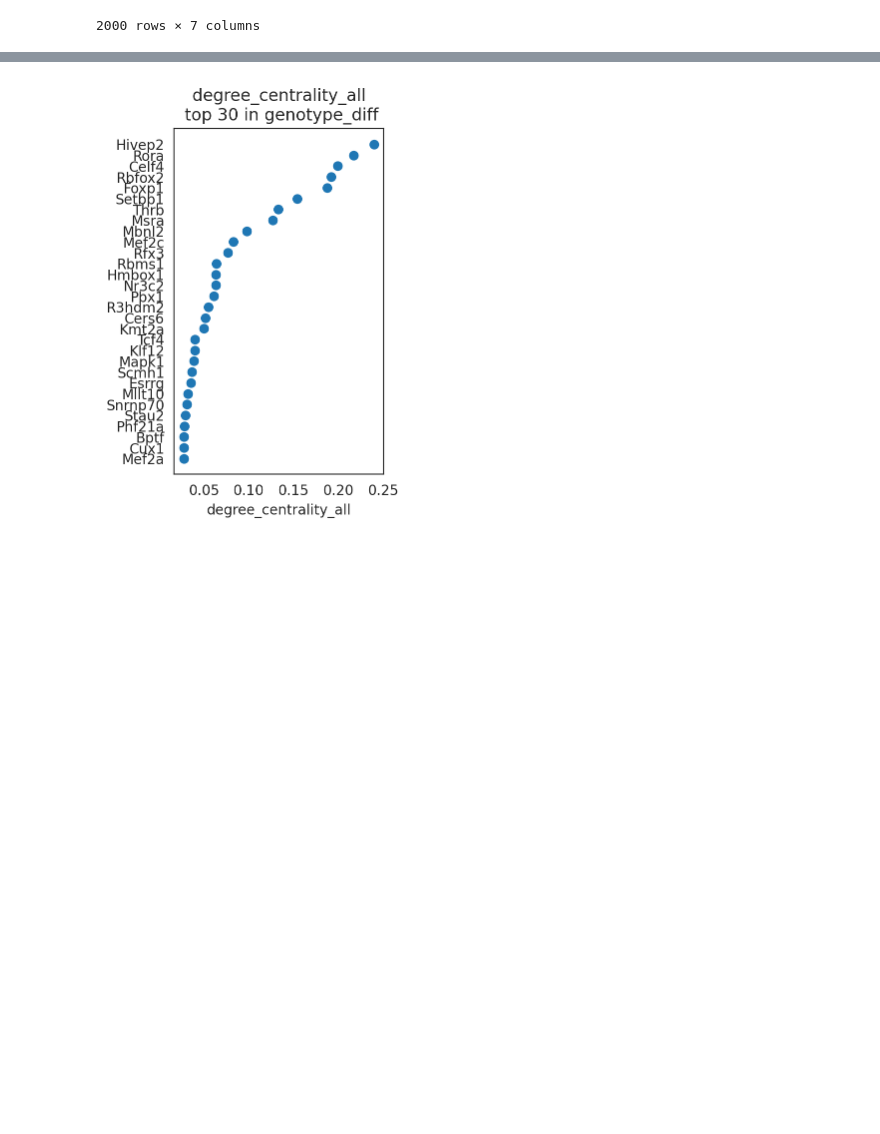
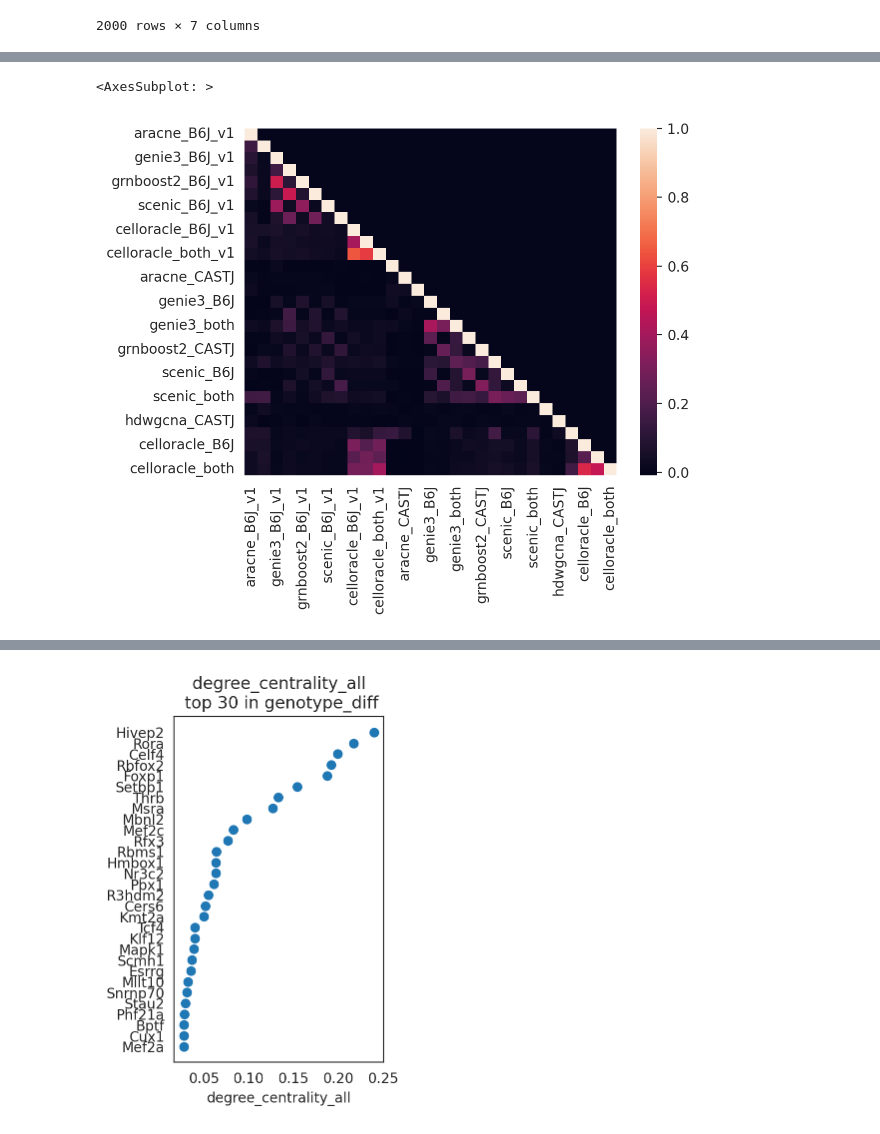
Before and after one commit to IGVF-UCSD/topic_grn_links, a Jupyter notebook: eval/network_topology/bin/igvf_b01_LeftCortex/adj_list_evals.ipynb, the cells around one changed output, grey strips where cells are left out. Saved outputs shown, nothing was run; the diff lists cells and outputs as text; code cells hidden in the pictures; blank space fills up the shorter version.

```diff
--- a/eval/network_topology/bin/igvf_b01_LeftCortex/adj_list_evals.ipynb
+++ b/eval/network_topology/bin/igvf_b01_LeftCortex/adj_list_evals.ipynb
@@ -490,0 +535,19 @@ for name, df in links.filtered_links.items():
+# %%
+# Find pairwise correlations of each row of the matrices, but don't include the diagonal or the upper triangle
+weighted_directed_corr_df = pd.DataFrame(
+    index=list(weighted_directed_mtx_dict.keys()),
+    columns=list(weighted_directed_mtx_dict.keys()),
+    data=np.zeros((len(weighted_directed_mtx_dict.keys()), len(weighted_directed_mtx_dict.keys())))
+)
+weighted_directed_corr_dict = {}
+for i in range(0, len(weighted_directed_mtx_dict)):
+    for j in range(0, len(weighted_directed_mtx_dict)):
+        if i <= j:
+            run1 = list(weighted_directed_mtx_dict.keys())[i]
+            run2 = list(weighted_directed_mtx_dict.keys())[j]
+            print("Comparing " + run1 + " and " + run2)
+            mtx1 = weighted_directed_mtx_dict[run1]
+            mtx2 = weighted_directed_mtx_dict[run2]
+            curr_corr_vec = mtx1.corrwith(mtx2, axis = 1)
+            weighted_directed_corr_dict[run1 + "-" + run2] = curr_corr_vec
+            weighted_directed_corr_df[run1].loc[run2] = curr_corr_vec.mean()
@@ -490,0 +755,5 @@ for name, df in links.filtered_links.items():
+# %%
+sns.heatmap(weighted_directed_corr_df.fillna(0))
+# %% [output]
+<AxesSubplot: >
+[figure, added]
```
Also changed, not shown: parts of 97 cells of this notebook, 1 other file.
